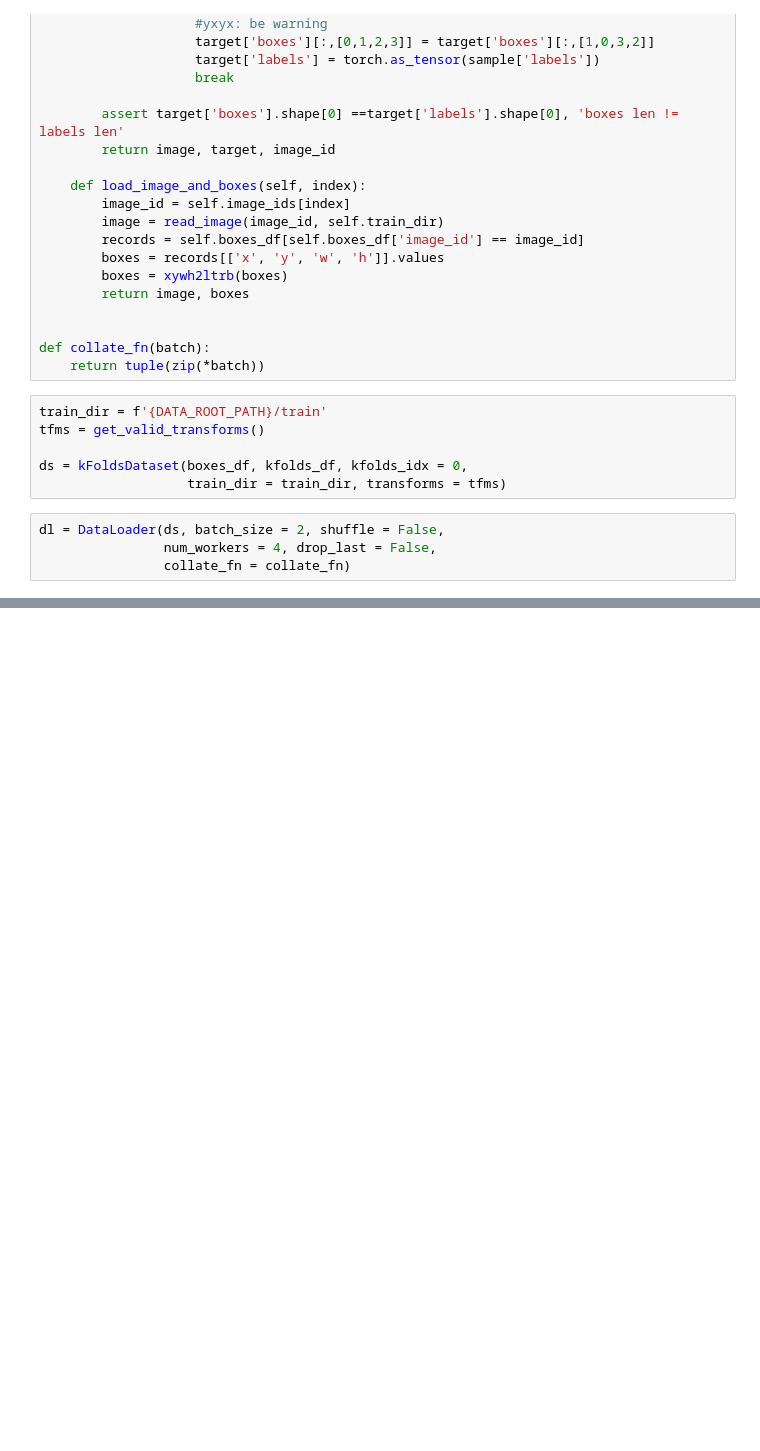
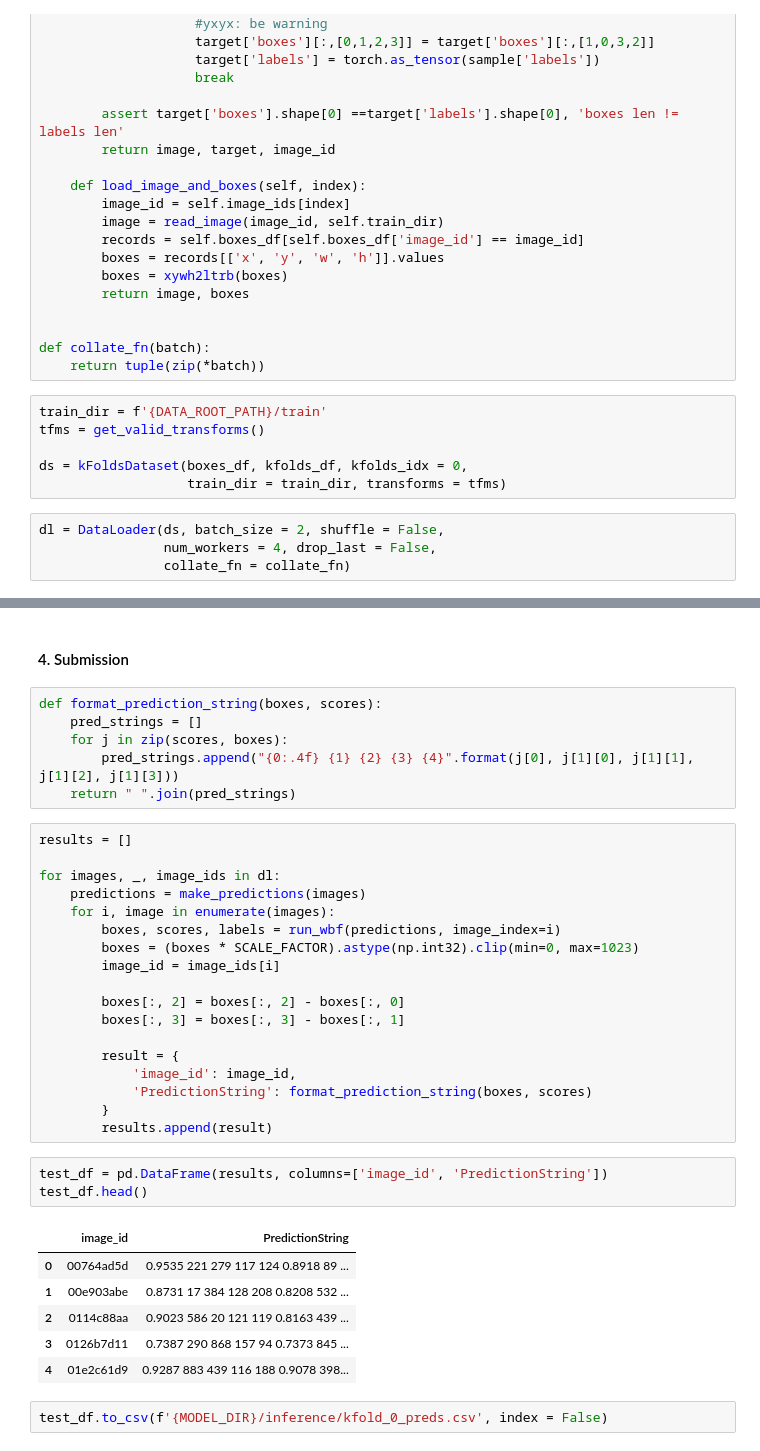
Before and after one commit to riven314/Wheat-Detection-2020, a Jupyter notebook: ipynb/EffDet_kFolds_Inference.ipynb, the cells around one changed output, grey strips where cells are left out. Drawn from its saved outputs; the diff is of its cells as text; blank space fills up the shorter version.

Commit message:
jupyter notebook draft code for inference

```diff
--- a/ipynb/EffDet_kFolds_Inference.ipynb
+++ b/ipynb/EffDet_kFolds_Inference.ipynb
@@ -111,0 +188,38 @@ dl = DataLoader(ds, batch_size = 2, shuffle = False,
+# %% [markdown]
+#### 4. Submission
+# %%
+def format_prediction_string(boxes, scores):
+    pred_strings = []
+    for j in zip(scores, boxes):
+        pred_strings.append("{0:.4f} {1} {2} {3} {4}".format(j[0], j[1][0], j[1][1], j[1][2], j[1][3]))
+    return " ".join(pred_strings)
+# %%
+results = []
+
+for images, _, image_ids in dl:
+    predictions = make_predictions(images)
+    for i, image in enumerate(images):
+        boxes, scores, labels = run_wbf(predictions, image_index=i)
+        boxes = (boxes * SCALE_FACTOR).astype(np.int32).clip(min=0, max=1023)
+        image_id = image_ids[i]
+
+        boxes[:, 2] = boxes[:, 2] - boxes[:, 0]
+        boxes[:, 3] = boxes[:, 3] - boxes[:, 1]
+
+        result = {
+            'image_id': image_id,
+            'PredictionString': format_prediction_string(boxes, scores)
+        }
+        results.append(result)
+# %%
+test_df = pd.DataFrame(results, columns=['image_id', 'PredictionString'])
+test_df.head()
+# %% [output]
+|  | image_id | PredictionString |
+| 0 | 00764ad5d | 0.9535 221 279 117 124 0.8918 89 ... |
+| 1 | 00e903abe | 0.8731 17 384 128 208 0.8208 532 ... |
+| 2 | 0114c88aa | 0.9023 586 20 121 119 0.8163 439 ... |
+| 3 | 0126b7d11 | 0.7387 290 868 157 94 0.7373 845 ... |
+| 4 | 01e2c61d9 | 0.9287 883 439 116 188 0.9078 398... |
+# %%
+test_df.to_csv(f'{MODEL_DIR}/inference/kfold_0_preds.csv', index = False)
```
Also changed, not shown: parts of 7 cells of this notebook.
